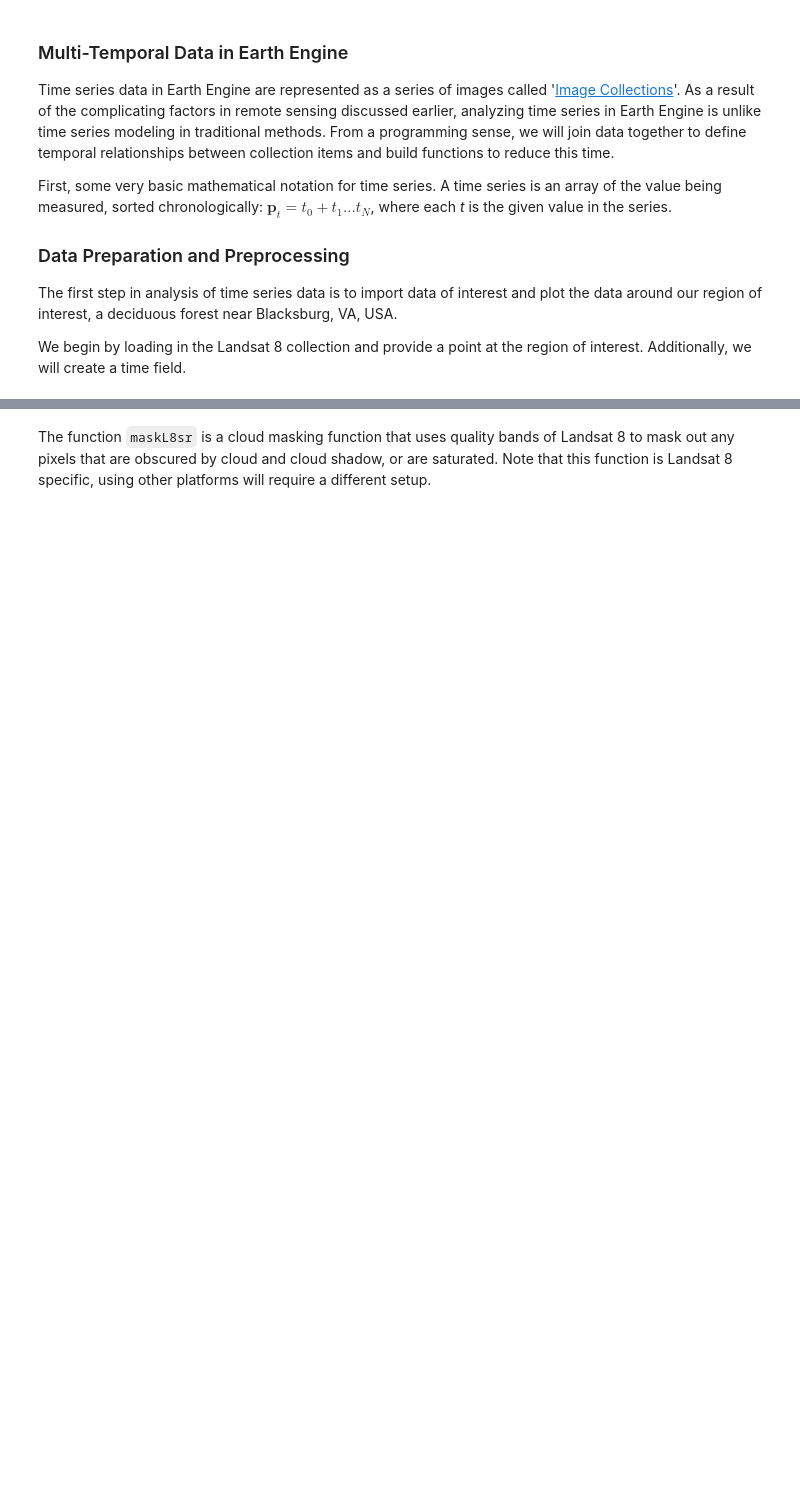
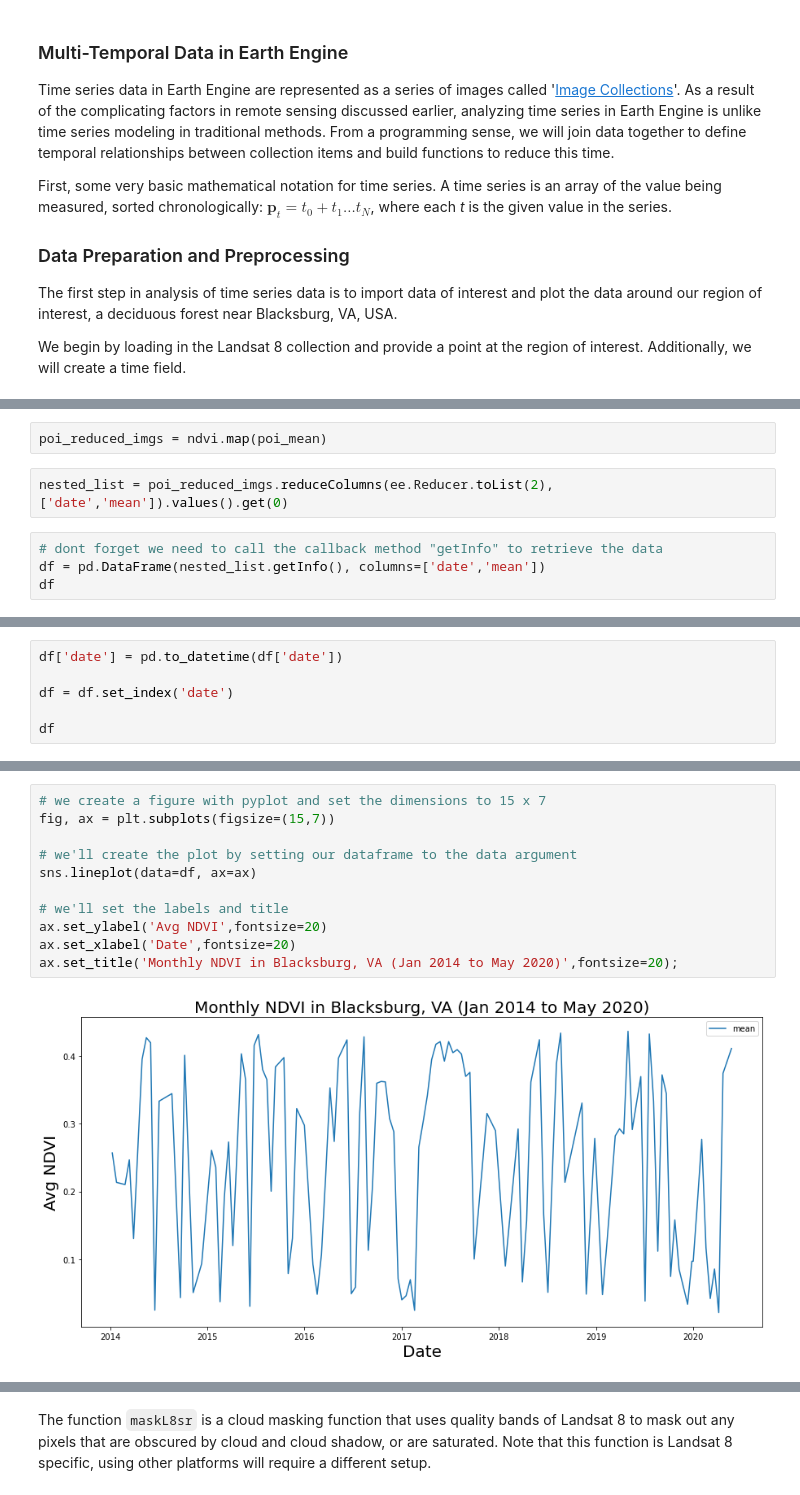
Before and after one commit to ghidora77/GEE_Colab, a Jupyter notebook: Lab_05.ipynb, the cells around one changed output, grey strips where cells are left out. Saved outputs shown, nothing was run; the diff lists cells and outputs as text; blank space fills up the shorter version.

```diff
--- a/Lab_05.ipynb
+++ b/Lab_05.ipynb
@@ -62,0 +101,8 @@ var timeField = 'system:time_start';
+# %%
+poi_reduced_imgs = ndvi.map(poi_mean)
+# %%
+nested_list = poi_reduced_imgs.reduceColumns(ee.Reducer.toList(2), ['date','mean']).values().get(0)
+# %%
+# dont forget we need to call the callback method "getInfo" to retrieve the data
+df = pd.DataFrame(nested_list.getInfo(), columns=['date','mean'])
+df
@@ -62,0 +123,6 @@ var timeField = 'system:time_start';
+# %%
+df['date'] = pd.to_datetime(df['date'])
+
+df = df.set_index('date')
+
+df
@@ -62,0 +153,13 @@ var timeField = 'system:time_start';
+# %%
+# we create a figure with pyplot and set the dimensions to 15 x 7
+fig, ax = plt.subplots(figsize=(15,7))
+
+# we'll create the plot by setting our dataframe to the data argument
+sns.lineplot(data=df, ax=ax)
+
+# we'll set the labels and title
+ax.set_ylabel('Avg NDVI',fontsize=20)
+ax.set_xlabel('Date',fontsize=20)
+ax.set_title('Monthly NDVI in Blacksburg, VA (Jan 2014 to May 2020)',fontsize=20);
+# %% [output]
+[figure, added]
```
Also changed, not shown: parts of 17 cells of this notebook, 1 other file.
